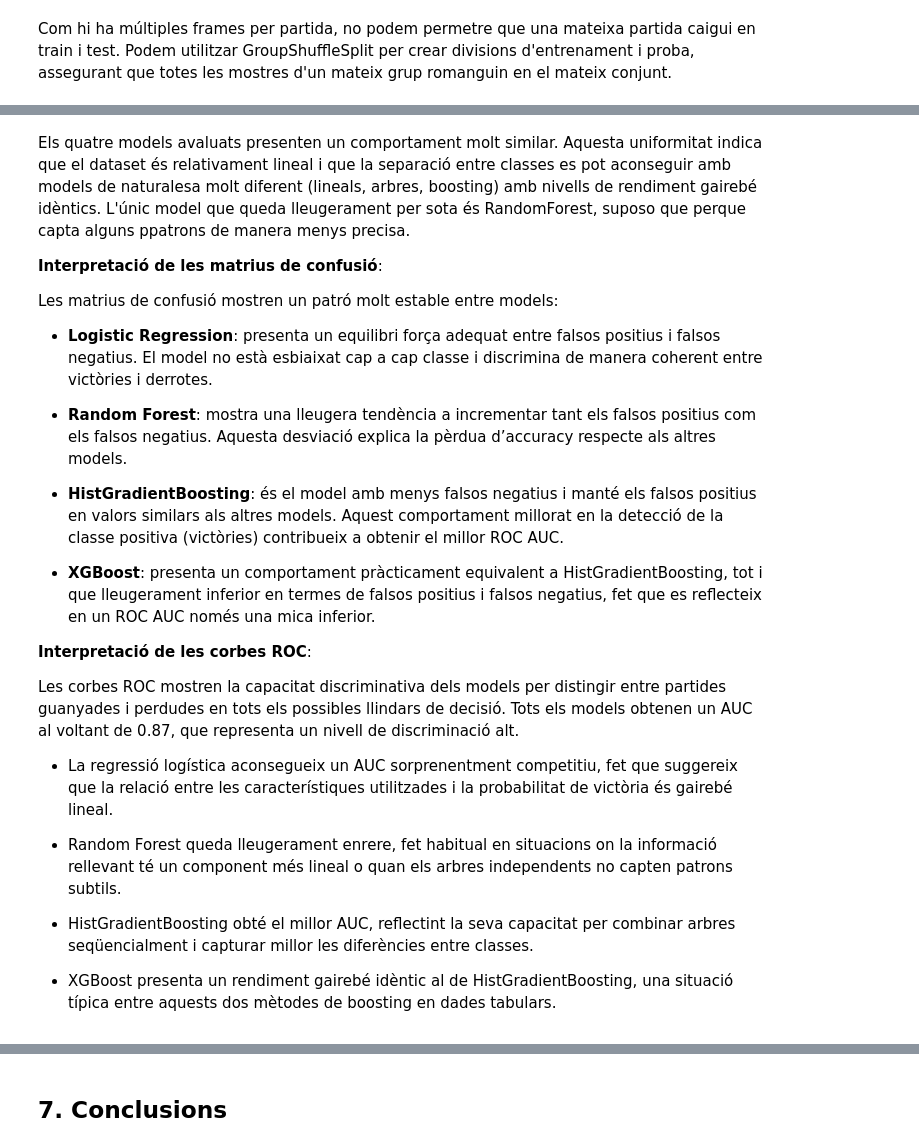
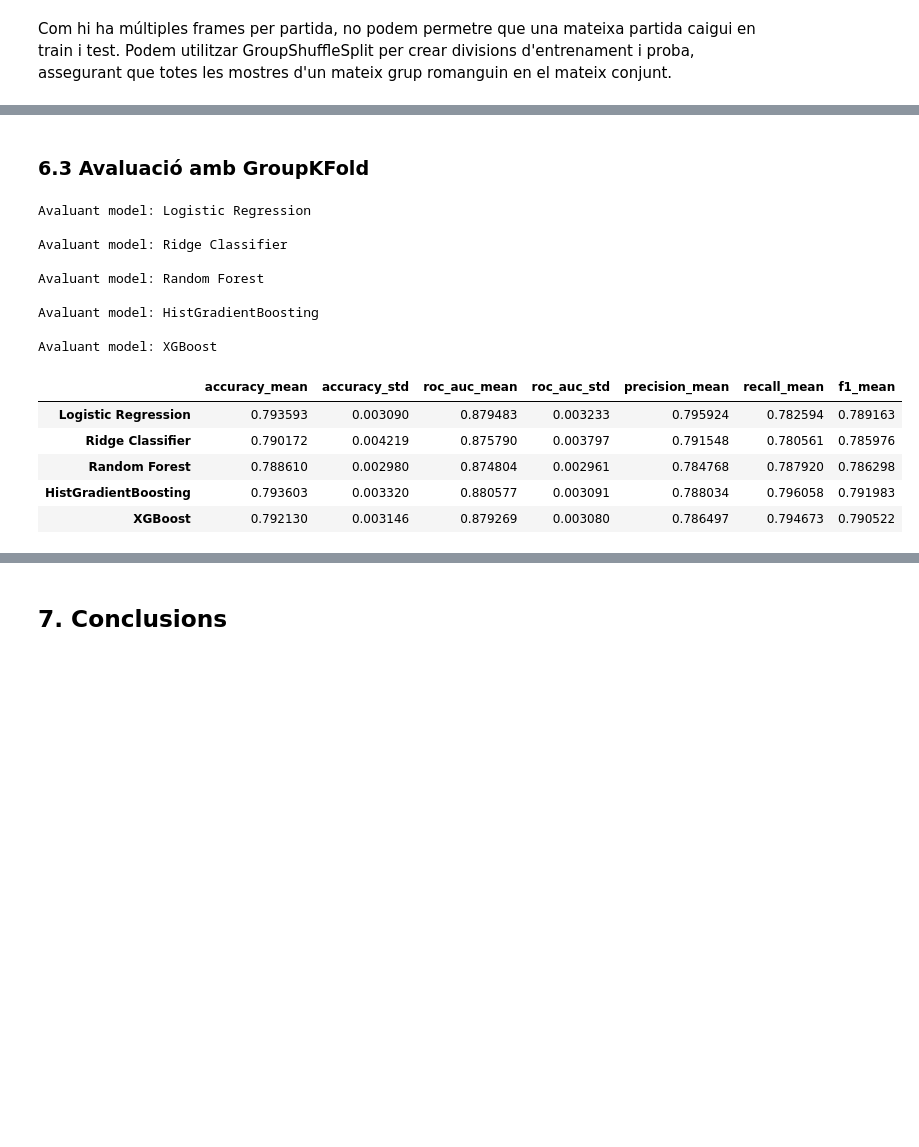
Before and after one commit to NIU1634990/kaggle_lol, a Jupyter notebook: kaggle.ipynb, the cells around one changed output, grey strips where cells are left out. Drawn from its saved outputs; the diff is of its cells as text; code cells hidden in the pictures; blank space fills up the shorter version.

```diff
--- a/kaggle.ipynb
+++ b/kaggle.ipynb
@@ -1189,26 +1133,53 @@ plt.show()
-# %% [markdown]
-Els quatre models avaluats presenten un comportament molt similar. Aquesta uniformitat indica que el dataset és relativament lineal i que la separació entre classes es pot aconseguir amb models de naturalesa molt diferent (lineals, arbres, boosting) amb nivells de rendiment gairebé idèntics. L'únic model que queda lleugerament per sota és RandomForest, suposo que perque capta alguns ppatrons de manera menys precisa.
-
-**Interpretació de les matrius de confusió**:
-
-Les matrius de confusió mostren un patró molt estable entre models:
-
-* **Logistic Regression**: presenta un equilibri força adequat entre falsos positius i falsos negatius. El model no està esbiaixat cap a cap classe i discrimina de manera coherent entre victòries i derrotes.
-
-* **Random Forest**: mostra una lleugera tendència a incrementar tant els falsos positius com els falsos negatius. Aquesta desviació explica la pèrdua d’accuracy respecte als altres models.
-
-* **HistGradientBoosting**: és el model amb menys falsos negatius i manté els falsos positius en valors similars als altres models. Aquest comportament millorat en la detecció de la classe positiva (victòries) contribueix a obtenir el millor ROC AUC.
-
-* **XGBoost**: presenta un comportament pràcticament equivalent a HistGradientBoosting, tot i que lleugerament inferior en termes de falsos positius i falsos negatius, fet que es reflecteix en un ROC AUC només una mica inferior.
-
-**Interpretació de les corbes ROC**:
-
-Les corbes ROC mostren la capacitat discriminativa dels models per distingir entre partides guanyades i perdudes en tots els possibles llindars de decisió. Tots els models obtenen un AUC al voltant de 0.87, que representa un nivell de discriminació alt.
-
-* La regressió logística aconsegueix un AUC sorprenentment competitiu, fet que suggereix que la relació entre les característiques utilitzades i la probabilitat de victòria és gairebé lineal.
-
-* Random Forest queda lleugerament enrere, fet habitual en situacions on la informació rellevant té un component més lineal o quan els arbres independents no capten patrons subtils.
-
-* HistGradientBoosting obté el millor AUC, reflectint la seva capacitat per combinar arbres seqüencialment i capturar millor les diferències entre classes.
-
-* XGBoost presenta un rendiment gairebé idèntic al de HistGradientBoosting, una situació típica entre aquests dos mètodes de boosting en dades tabulars.
+# %% [markdown]
+### 6.3 Avaluació amb GroupKFold
+# %%
+scoring = {
+    "accuracy": "accuracy",
+    "roc_auc": "roc_auc",
+    "precision": "precision",
+    "recall": "recall",
+    "f1": "f1"
+}
+
+cv_results = {}
+
+for name, model in models.items():
+    print(f"\nAvaluant model: {name}")
+
+    scores = cross_validate(
+        model,
+        X_train,
+        y_train,
+        cv=gkf.split(X_train, y_train, groups=groups.iloc[train_idx]),
+        scoring=scoring,
+        n_jobs=-1,
+        return_train_score=False
+    )
+
+    cv_results[name] = {
+        "accuracy_mean":   scores["test_accuracy"].mean(),
+        "accuracy_std":    scores["test_accuracy"].std(),
+        "roc_auc_mean":    scores["test_roc_auc"].mean(),
+        "roc_auc_std":     scores["test_roc_auc"].std(),
+        "precision_mean":  scores["test_precision"].mean(),
+        "recall_mean":     scores["test_recall"].mean(),
+        "f1_mean":         scores["test_f1"].mean()
+    }
+
+pd.DataFrame(cv_results).T
+# %% [output]
+Avaluant model: Logistic Regression
+
+Avaluant model: Ridge Classifier
+
+Avaluant model: Random Forest
+
+Avaluant model: HistGradientBoosting
+
+Avaluant model: XGBoost
+|  | accuracy_mean | accuracy_std | roc_auc_mean | roc_auc_std | precision_mean | recall_mean | f1_mean |
+| Logistic Regression | 0.793593 | 0.003090 | 0.879483 | 0.003233 | 0.795924 | 0.782594 | 0.789163 |
+| Ridge Classifier | 0.790172 | 0.004219 | 0.875790 | 0.003797 | 0.791548 | 0.780561 | 0.785976 |
+| Random Forest | 0.788610 | 0.002980 | 0.874804 | 0.002961 | 0.784768 | 0.787920 | 0.786298 |
+| HistGradientBoosting | 0.793603 | 0.003320 | 0.880577 | 0.003091 | 0.788034 | 0.796058 | 0.791983 |
+| XGBoost | 0.792130 | 0.003146 | 0.879269 | 0.003080 | 0.786497 | 0.794673 | 0.790522 |
```
Also changed, not shown: parts of 28 cells of this notebook.
